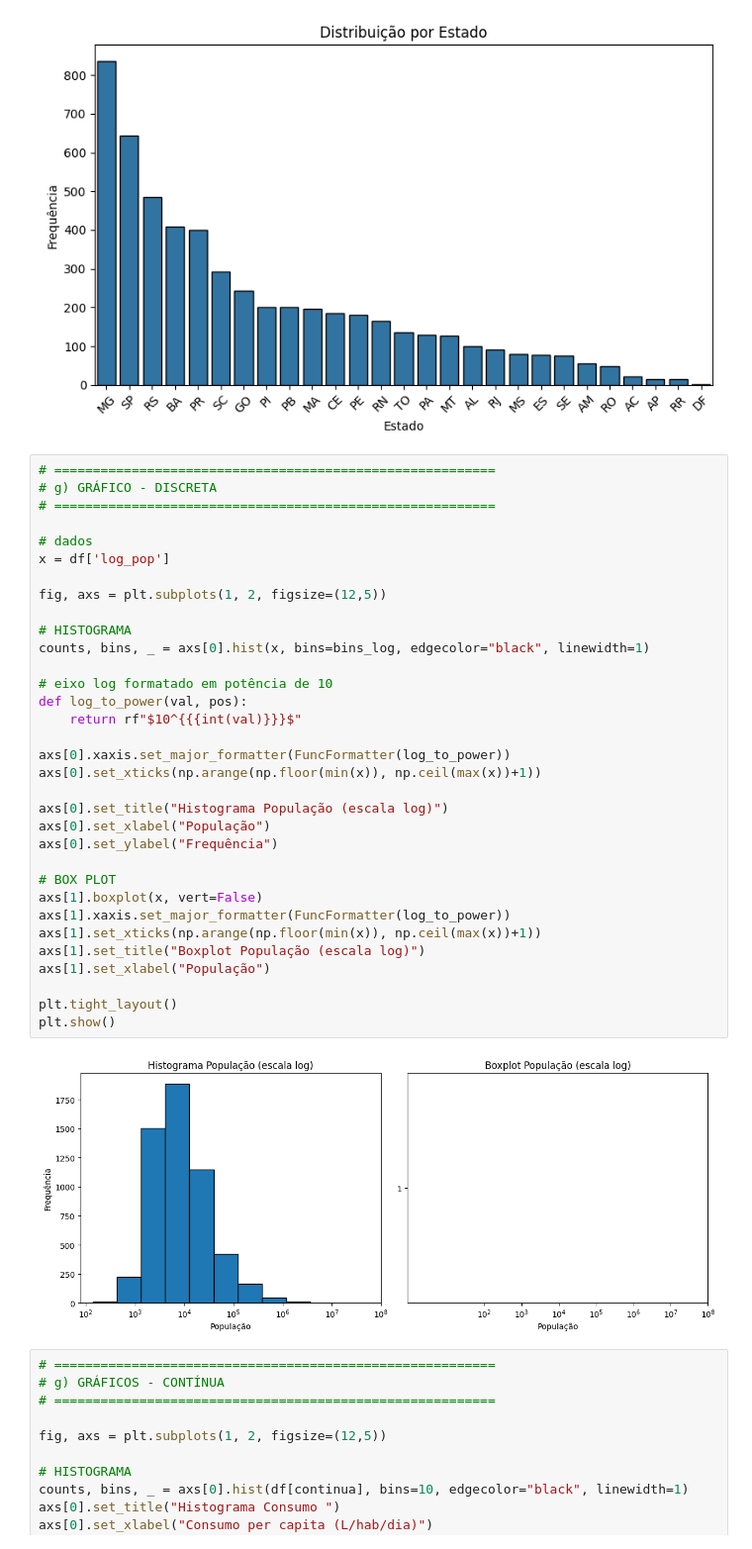
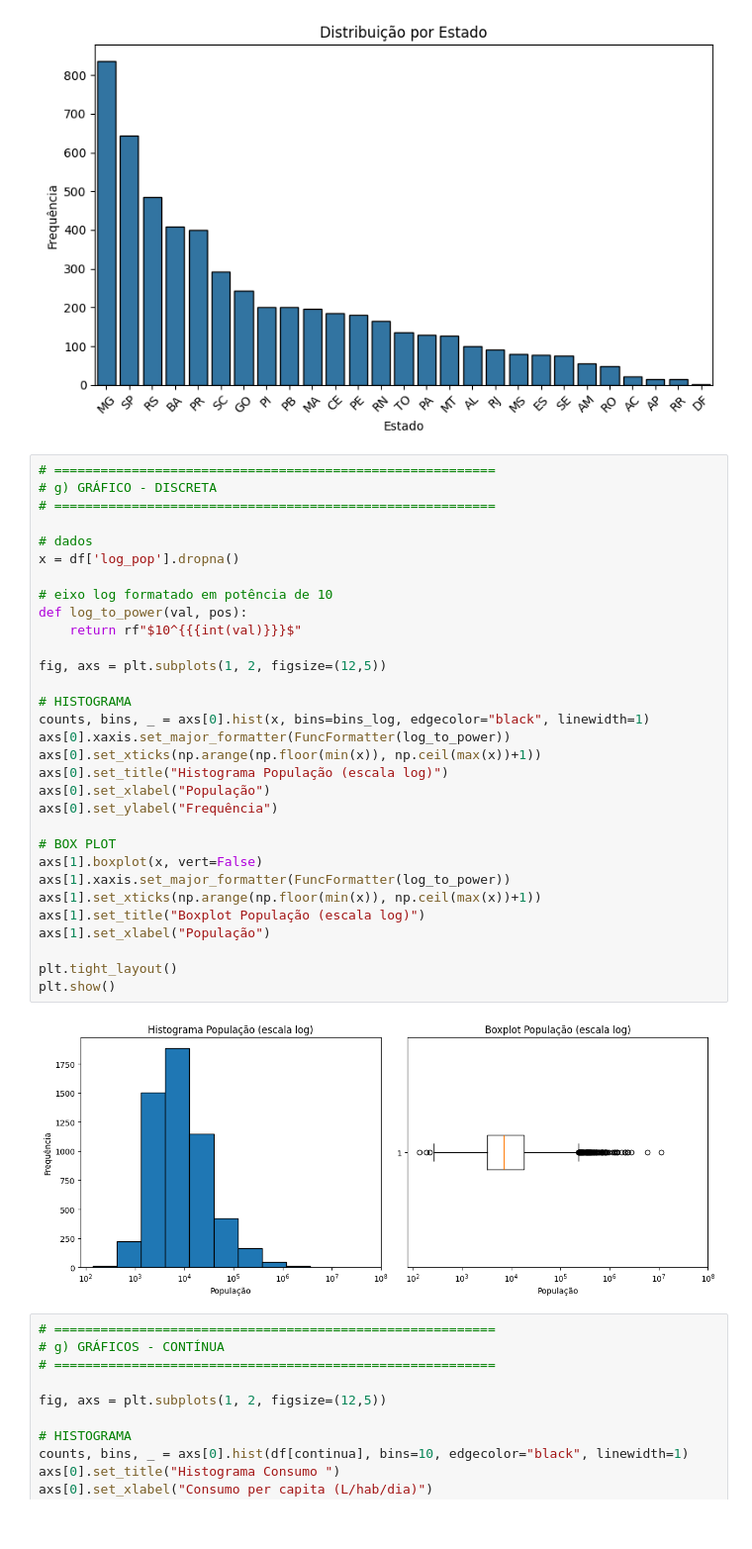
Before and after one commit to Vileno-C/analysis-of-water-consumption, a Jupyter notebook: main.ipynb, the cells around one changed output. Shown at 99% size. Cells and saved outputs as stored; diff of their text form.

```diff
--- a/main.ipynb
+++ b/main.ipynb
@@ -363,38 +365,36 @@ plt.show()
 # %%
 # =========================================================
 # g) GRÁFICO - DISCRETA
 # =========================================================
 
 # dados
-x = df['log_pop']
+x = df['log_pop'].dropna()
+
+# eixo log formatado em potência de 10
+def log_to_power(val, pos):
+    return rf"$10^{{{int(val)}}}$"
 
 fig, axs = plt.subplots(1, 2, figsize=(12,5))
 
 # HISTOGRAMA
 counts, bins, _ = axs[0].hist(x, bins=bins_log, edgecolor="black", linewidth=1)
-
-# eixo log formatado em potência de 10
-def log_to_power(val, pos):
-    return rf"$10^{{{int(val)}}}$"
-
 axs[0].xaxis.set_major_formatter(FuncFormatter(log_to_power))
 axs[0].set_xticks(np.arange(np.floor(min(x)), np.ceil(max(x))+1))
-
 axs[0].set_title("Histograma População (escala log)")
 axs[0].set_xlabel("População")
 axs[0].set_ylabel("Frequência")
 
 # BOX PLOT
 axs[1].boxplot(x, vert=False)
 axs[1].xaxis.set_major_formatter(FuncFormatter(log_to_power))
 axs[1].set_xticks(np.arange(np.floor(min(x)), np.ceil(max(x))+1))
 axs[1].set_title("Boxplot População (escala log)")
 axs[1].set_xlabel("População")
 
 plt.tight_layout()
 plt.show()
 # %% [output]
-[figure, old version]
+[figure, new version]
 # %%
 # =========================================================
 # g) GRÁFICOS - CONTÍNUA
```
Also changed, not shown: parts of 3 cells of this notebook.
